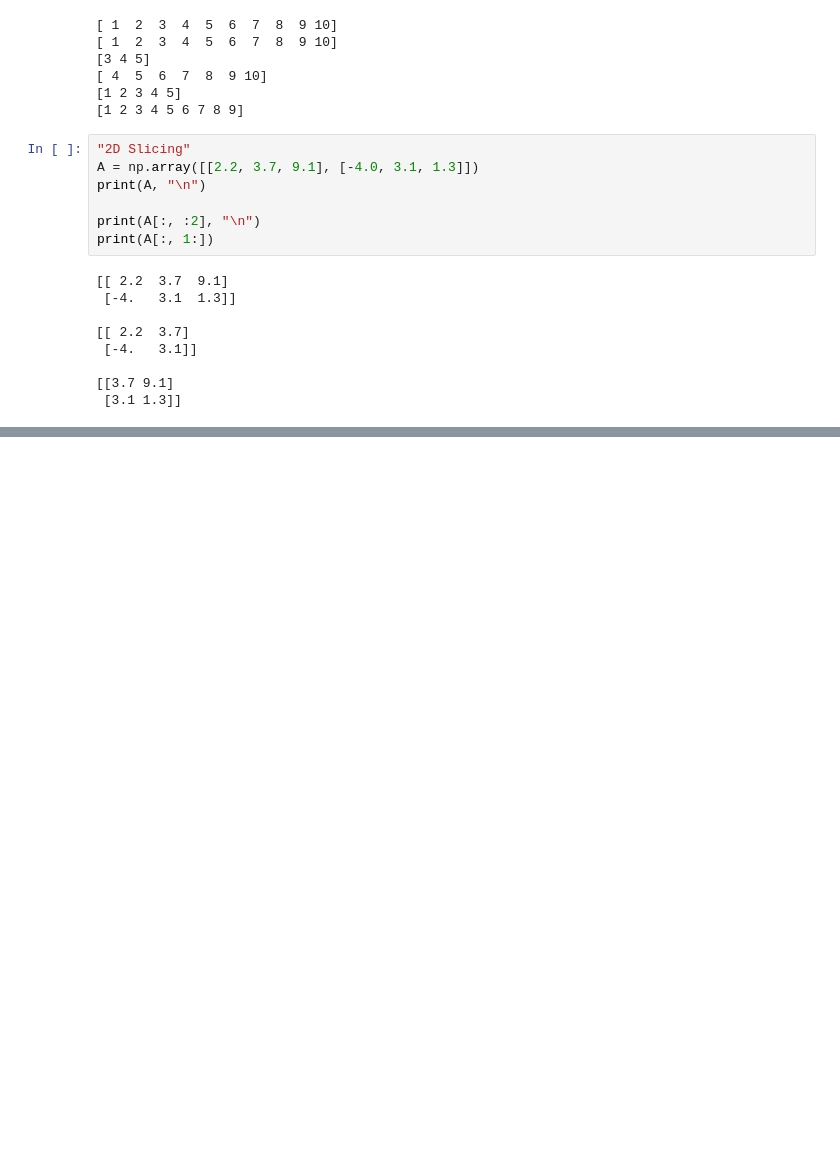
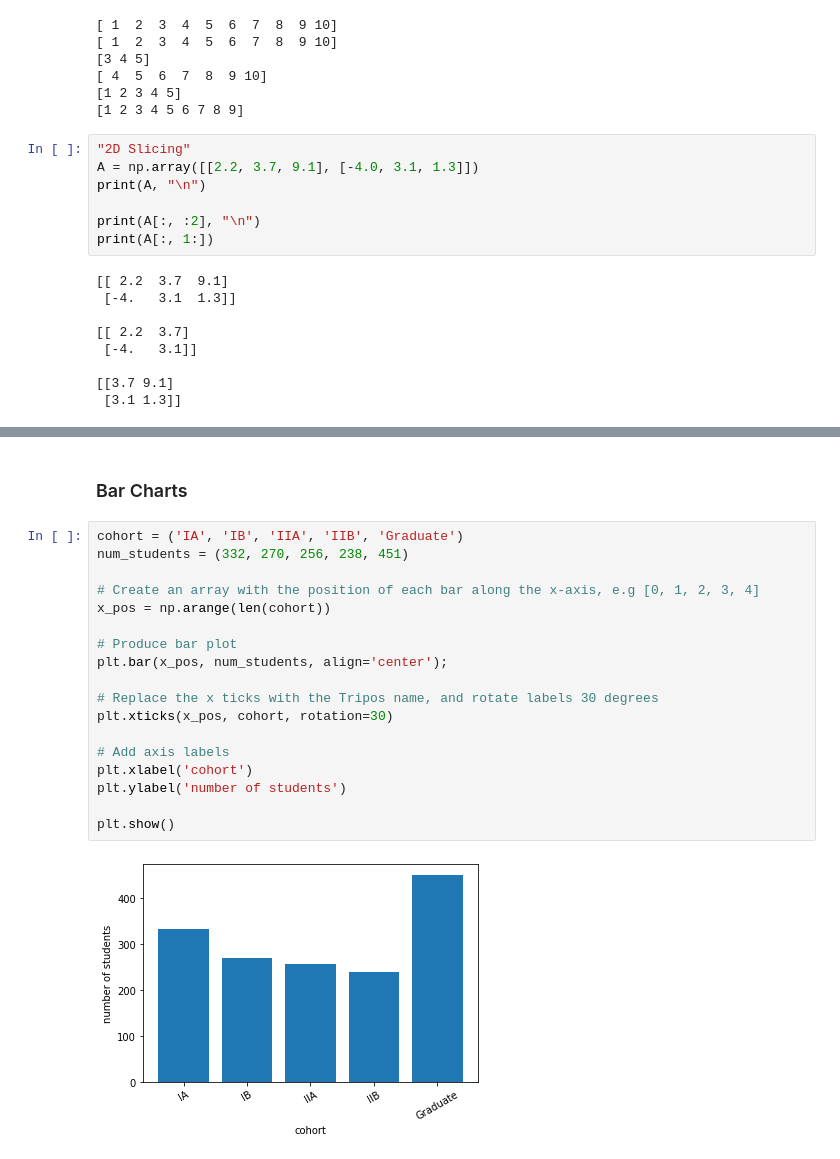
Before and after one commit to jet-tong/PartIA-Computing-Michaelmas, a Jupyter notebook: 0 Jensen's Condensed Notes.ipynb, the cells around one changed output, grey strips where cells are left out. Saved outputs shown, nothing was run; the diff lists cells and outputs as text; blank space fills up the shorter version.

```diff
--- a/0 Jensen's Condensed Notes.ipynb
+++ b/0 Jensen's Condensed Notes.ipynb
@@ -784,0 +839,22 @@ print(A[:, 1:])
+# %% [markdown]
+### Bar Charts
+# %%
+cohort = ('IA', 'IB', 'IIA', 'IIB', 'Graduate')
+num_students = (332, 270, 256, 238, 451)
+
+# Create an array with the position of each bar along the x-axis, e.g [0, 1, 2, 3, 4]
+x_pos = np.arange(len(cohort))
+
+# Produce bar plot
+plt.bar(x_pos, num_students, align='center');
+
+# Replace the x ticks with the Tripos name, and rotate labels 30 degrees
+plt.xticks(x_pos, cohort, rotation=30)
+
+# Add axis labels
+plt.xlabel('cohort')
+plt.ylabel('number of students')
+
+plt.show()
+# %% [output]
+[figure, added]
```
Also changed, not shown: parts of 31 cells of this notebook, 5 other files.
